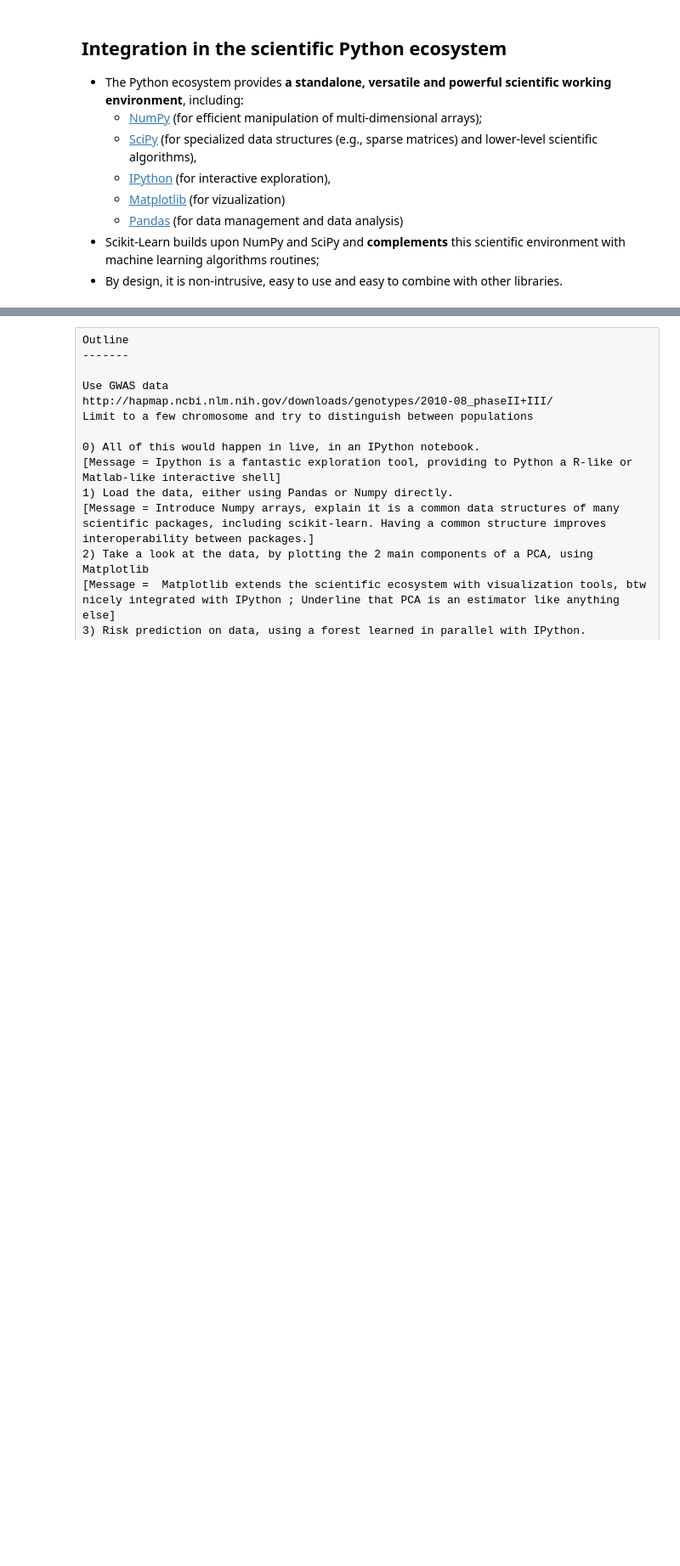
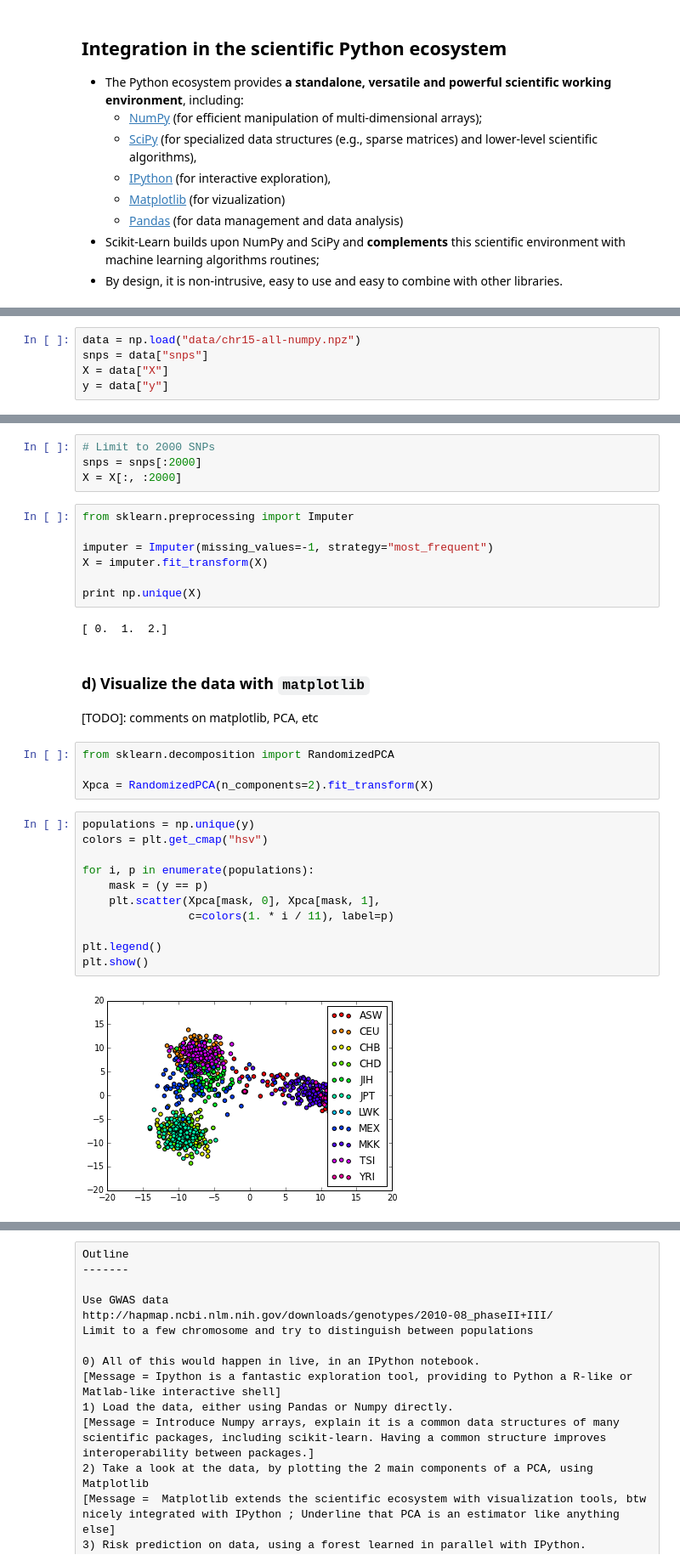
Before and after one commit to glouppe/NIPS2013_sklearn, a Jupyter notebook: oral/sklearn-mloss.ipynb, the cells around one changed output, grey strips where cells are left out. Shown: that part at 85% size. Cells and saved outputs as stored; diff of their text form; blank space fills up the shorter version.

Commit message:
Proof-of-concept: preprocessing + visualization

```diff
--- a/oral/sklearn-mloss.ipynb
+++ b/oral/sklearn-mloss.ipynb
@@ -102,0 +179,5 @@ except at some specific locations called _SNPs_.</em>
+# %%
+data = np.load("data/chr15-all-numpy.npz")
+snps = data["snps"]
+X = data["X"]
+y = data["y"]
@@ -103 +200,35 @@ except at some specific locations called _SNPs_.</em>
+# %%
+# Limit to 2000 SNPs
+snps = snps[:2000]
+X = X[:, :2000]
+# %%
+from sklearn.preprocessing import Imputer
+
+imputer = Imputer(missing_values=-1, strategy="most_frequent")
+X = imputer.fit_transform(X)
+
+print np.unique(X)
+# %% [output]
+[ 0.  1.  2.]
+# %% [markdown]
+### d) Visualize the data with `matplotlib`
+
+[TODO]: comments on matplotlib, PCA, etc
+# %%
+from sklearn.decomposition import RandomizedPCA
+
+Xpca = RandomizedPCA(n_components=2).fit_transform(X)
+# %%
+populations = np.unique(y)
+colors = plt.get_cmap("hsv")
+
+for i, p in enumerate(populations):
+    mask = (y == p)
+    plt.scatter(Xpca[mask, 0], Xpca[mask, 1],
+                c=colors(1. * i / 11), label=p)
+
+plt.legend()
+plt.show()
+# %% [output]
+[figure, added]
 # %% [markdown]
```
Also changed, not shown: parts of 12 cells of this notebook.
